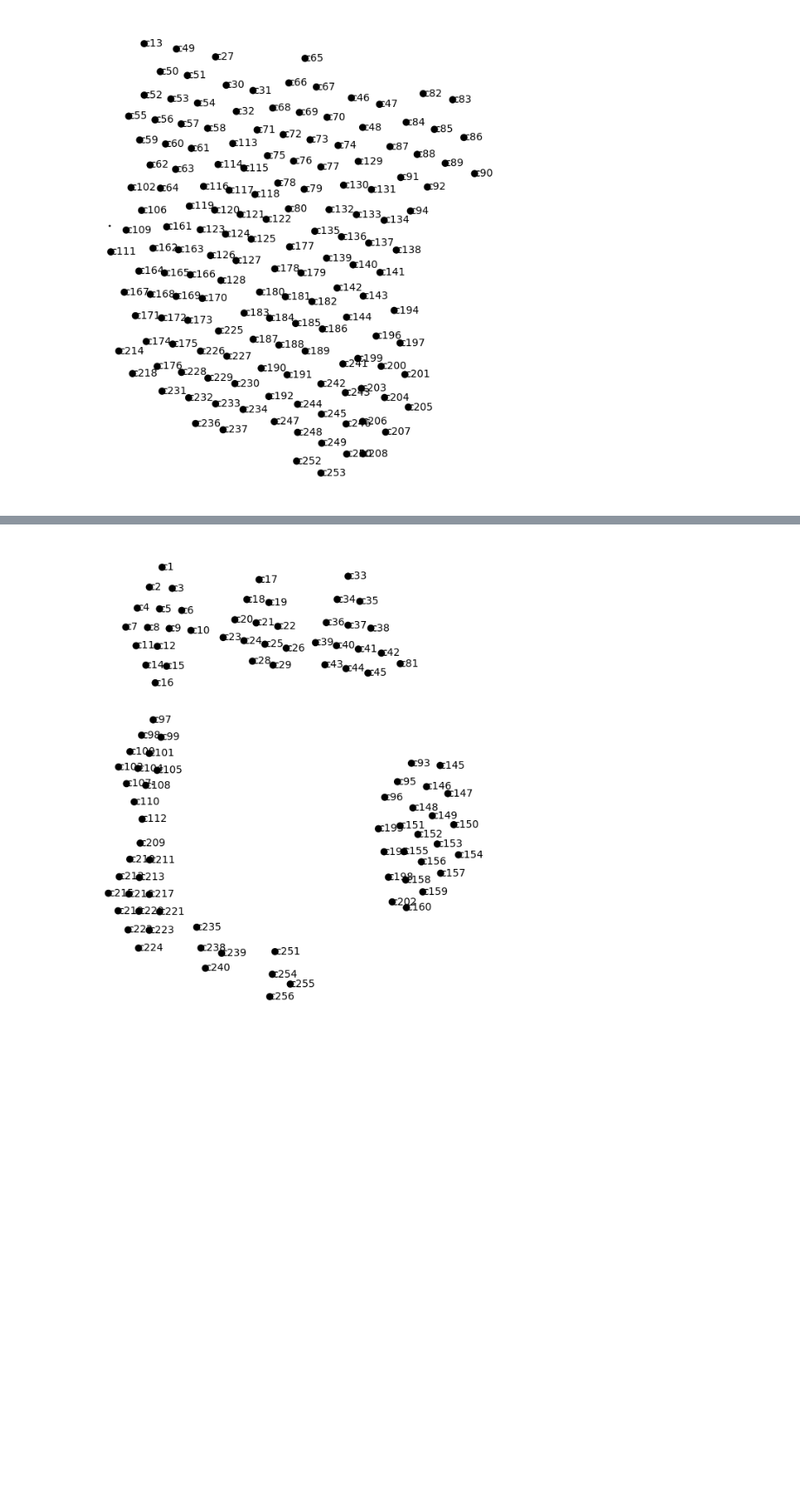
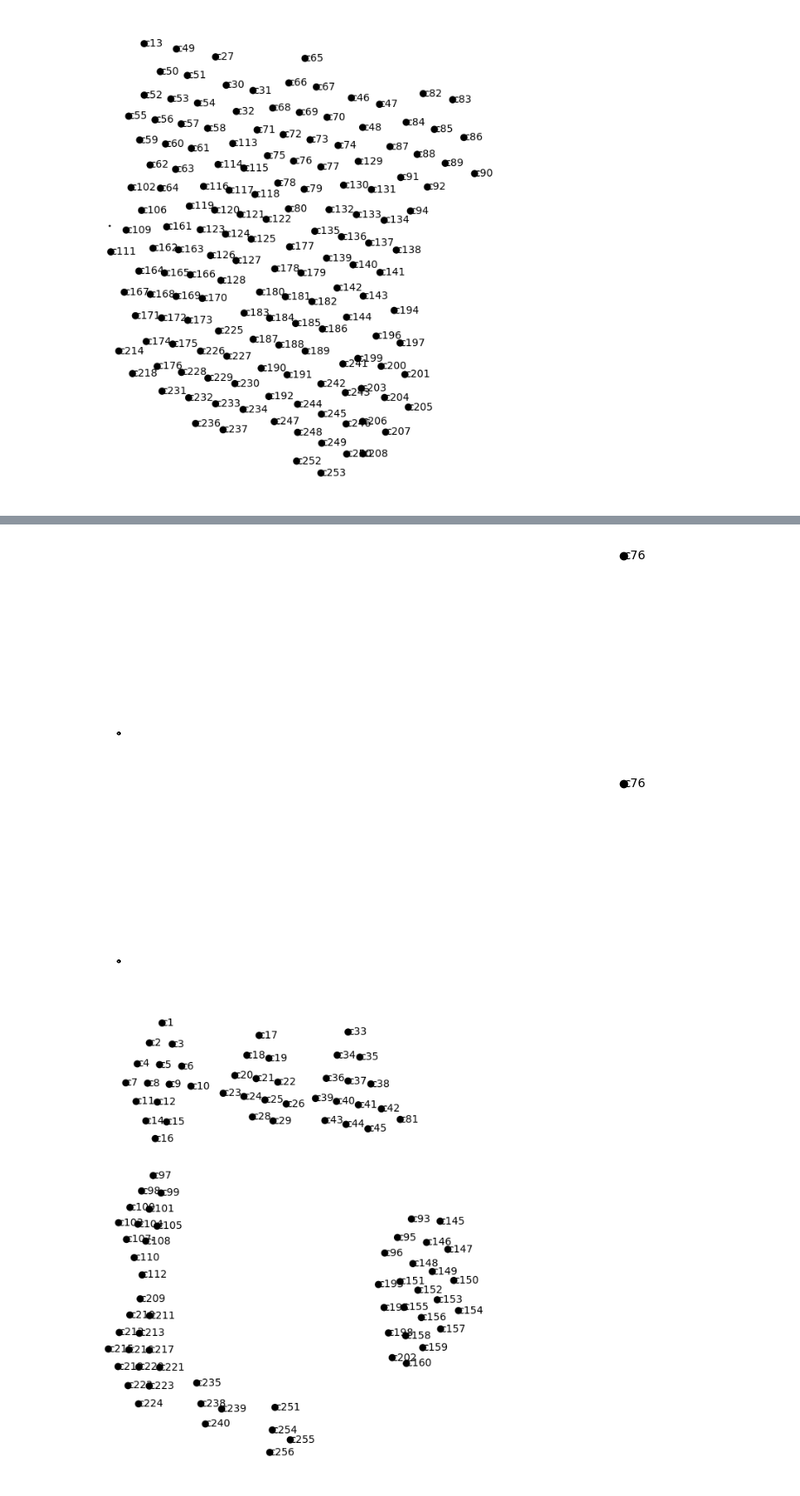
Before and after one commit to nemesgyadam/uHD-DL, a Jupyter notebook: load_data.ipynb, the cells around one changed output, grey strips where cells are left out. Shown at 87% size. Cells and saved outputs as stored; diff of their text form; code cells hidden in the pictures; blank space fills up the shorter version.

```diff
--- a/load_data.ipynb
+++ b/load_data.ipynb
@@ -109,3 +117,10 @@ droped = demo.copy().pick_channels(out_names)
+# %%
+bad_channels =['c65', 'c66', 'c67', 'c68', 'c69', 'c70', 'c71', 'c72', 'c73', 'c74', 'c75', 'c76', 'c77', 'c78', 'c79', 'c80']
+bad = demo.copy().pick_channels(bad_channels)
+bad.plot_sensors(show_names=True)
+# %% [output]
+[figure, added]
+[figure, added]
 # %%
 droped.plot_sensors(show_names=True)
 # %% [output]
```
Also changed, not shown: parts of 14 cells of this notebook, 3 other files.
